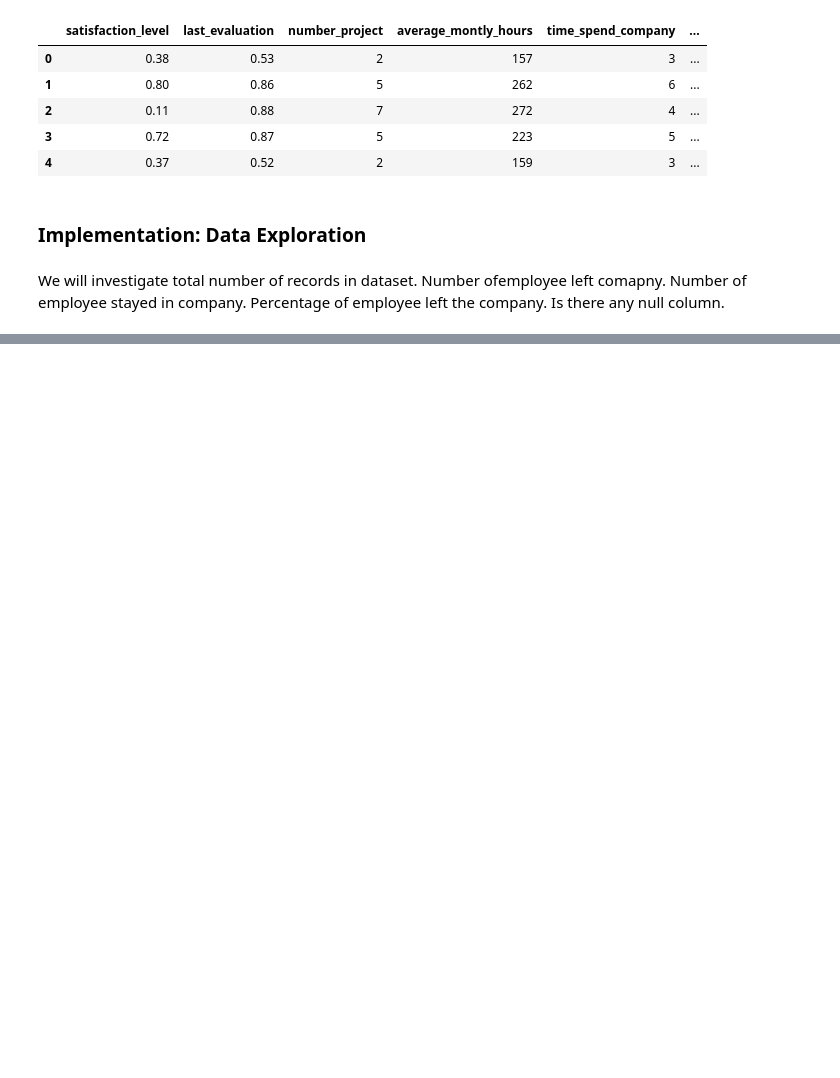
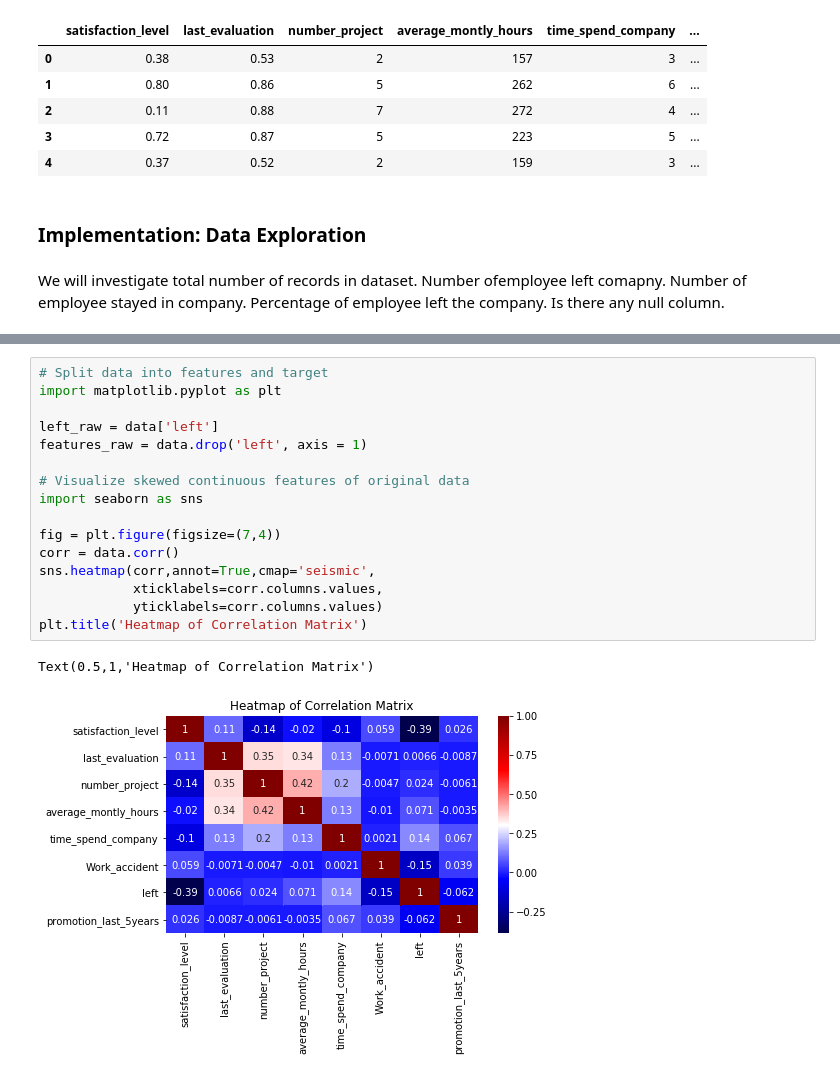
Before and after one commit to ArshadKhurshid/Capstone-Project-Udacity, a Jupyter notebook: CapstoneProject.ipynb, the cells around one changed output, grey strips where cells are left out. Saved outputs shown, nothing was run; the diff lists cells and outputs as text; blank space fills up the shorter version.

Commit message:
core: Add heat map and stack bar graph
Add a display of heatmap and stack bar graph for department and left

```diff
--- a/CapstoneProject.ipynb
+++ b/CapstoneProject.ipynb
@@ -68,0 +103,19 @@ Percent of employee who have moved on: 23.81%
+# %%
+# Split data into features and target
+import matplotlib.pyplot as plt
+
+left_raw = data['left']
+features_raw = data.drop('left', axis = 1)
+
+# Visualize skewed continuous features of original data
+import seaborn as sns
+
+fig = plt.figure(figsize=(7,4))
+corr = data.corr()
+sns.heatmap(corr,annot=True,cmap='seismic',
+            xticklabels=corr.columns.values,
+            yticklabels=corr.columns.values)
+plt.title('Heatmap of Correlation Matrix')
+# %% [output]
+Text(0.5,1,'Heatmap of Correlation Matrix')
+[figure, added]
```
Also changed, not shown: parts of 4 cells of this notebook.
